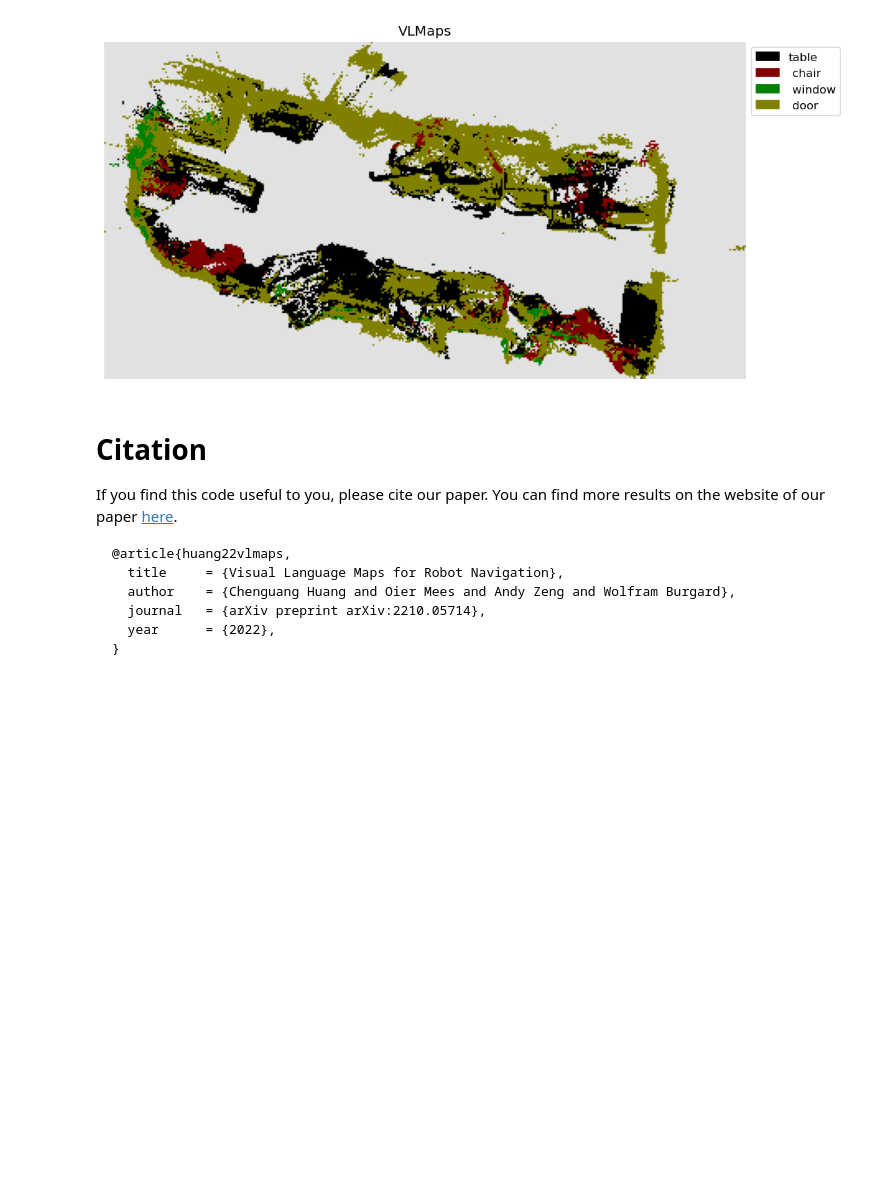
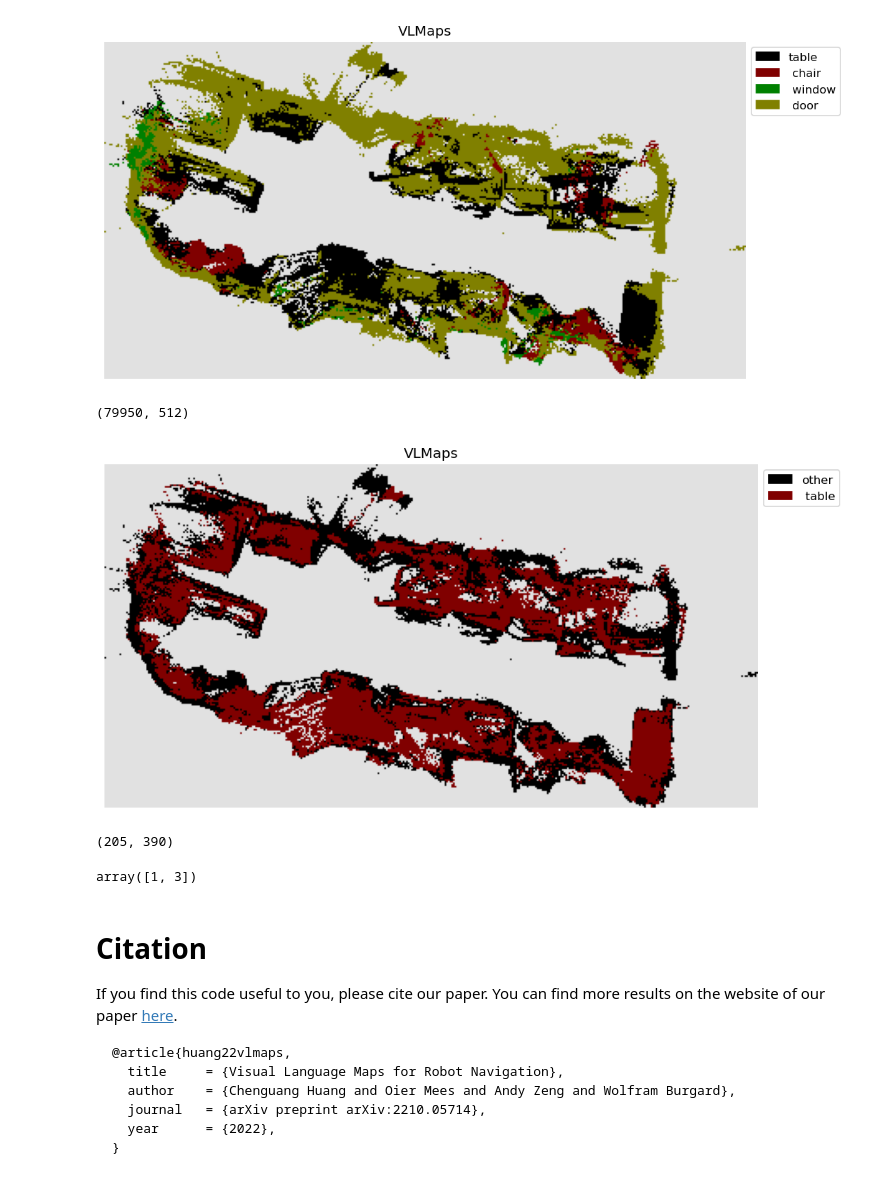
Before and after one commit to laksh-nanwani/vlmaps-lab, a Jupyter notebook: lab_trial_vlmaps.ipynb, the cells around one changed output. Saved outputs shown, nothing was run; the diff lists cells and outputs as text; code cells hidden in the pictures; blank space fills up the shorter version.

Commit message:
single embedding - table

```diff
--- a/lab_trial_vlmaps.ipynb
+++ b/lab_trial_vlmaps.ipynb
@@ -581,4 +566,5 @@ pc_local shape (3, 10309)
 # %%
 map_save_dir = os.path.join(data_dir, "map")
 w = np.load(os.path.join(map_save_dir, "pixel_coords.npy"))
-print(w)
+f = np.load(os.path.join(map_save_dir, "features_list.npy"))
+# print(w)
@@ -624,0 +584,9 @@ print(w.shape)
+# %%
+# Table, x,y - (131,353), (258,353), (131, 490), (258, 490)
+print(w[:, 1])
+print(w.shape)
+print(f.shape)
+
+condition = np.where(((w[:,1] > 131) & (w[:,1] < 258) & (w[:,0] > 353) & (w[:,0] < 490)))
+table_embedding = np.average(f[condition], axis = 0)
+# np.save(os.path.join(map_save_dir, "table.npy"), table_embedding)
@@ -840,6 +812,57 @@ plt.show()
  [0. 0. 0. 0.]
  [0. 0. 0. 0.]]
 [figure]
+# %%
+def cosine_similarity(map_feats, embedding):
+    norm_prod = np.linalg.norm(map_feats, axis=1) * np.linalg.norm(embedding)
+    dot_prod = np.dot(map_feats, embedding)
+    cos_sim = np.divide(dot_prod, norm_prod, out = np.zeros_like(dot_prod) - 2, where= norm_prod!=0)
+    return cos_sim
+# %%
+# @markdown Input the prompt as a string of object names separated by ","
+lang = "other, table" # @param {type: "string"}
+lang = lang.split(",")
+# text_feats = get_text_feats(lang, clip_model, clip_feat_dim)
+
+map_feats = grid.reshape((-1, grid.shape[-1]))
+print(map_feats.shape)
+# table_emb_vec = table_embedding.reshape((-1,1))
+# print(table_emb_vec.shape)
+table_points = cosine_similarity(map_feats, table_embedding)
+# map_feats[n == -2].shape
+# np.min(n[n!=-2])
+# scores_list = map_feats @ text_feats.T
+# print(scores_list)
+
+predicts = table_points > 0.92
+predicts = predicts.reshape((xmax - xmin + 1, ymax - ymin + 1))
+# # floor_mask = predicts == 4table_embeddings
+
+# new_pallete = get_new_pallete(len(lang))
+mask, patches = get_new_mask_pallete(predicts, new_pallete, out_label_flag=True, labels=lang)
+seg = mask.convert("RGBA")
+seg = np.array(seg)
+seg[no_map_mask] = [225, 225, 225, 255]
+# seg[floor_mask] = [225, 225, 225, 255]
+seg = Image.fromarray(seg)
+plt.figure(figsize=(10, 6), dpi=120)
+plt.legend(handles=patches, loc='upper left', bbox_to_anchor=(1., 1), prop={'size': 10})
+plt.axis('off')
+plt.title("VLMaps")
+plt.imshow(seg)
+plt.savefig(os.path.join(map_save_dir, "indexing4.png"))
+plt.show()
+# %% [output]
+(79950, 512)
+[figure, added]
+# %%
+(no_map_mask == False).shape
+# %% [output]
+(205, 390)
+# %%
+np.dot(np.arange(4).reshape((2,2)), np.arange(2))
+# %% [output]
+array([1, 3])
 # %% [markdown]
 # Citation
 If you find this code useful to you, please cite our paper. You can find more results on the website of our paper [here](https://vlmaps.github.io/).
```
Also changed, not shown: parts of 7 cells of this notebook.
